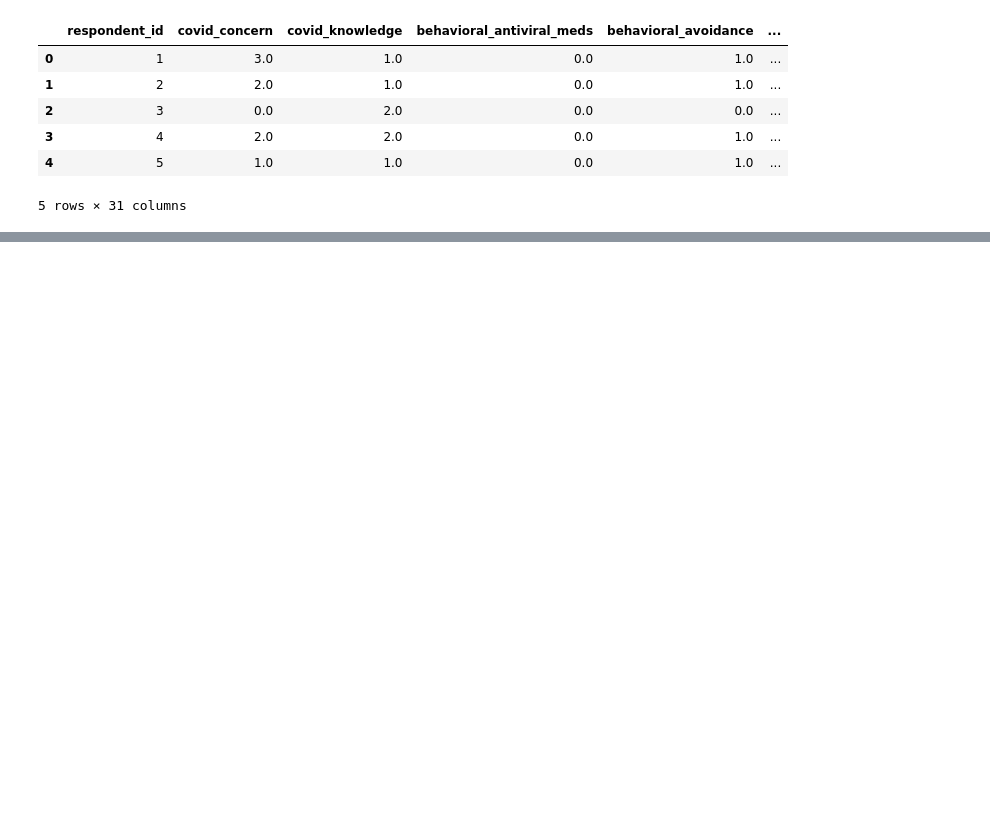
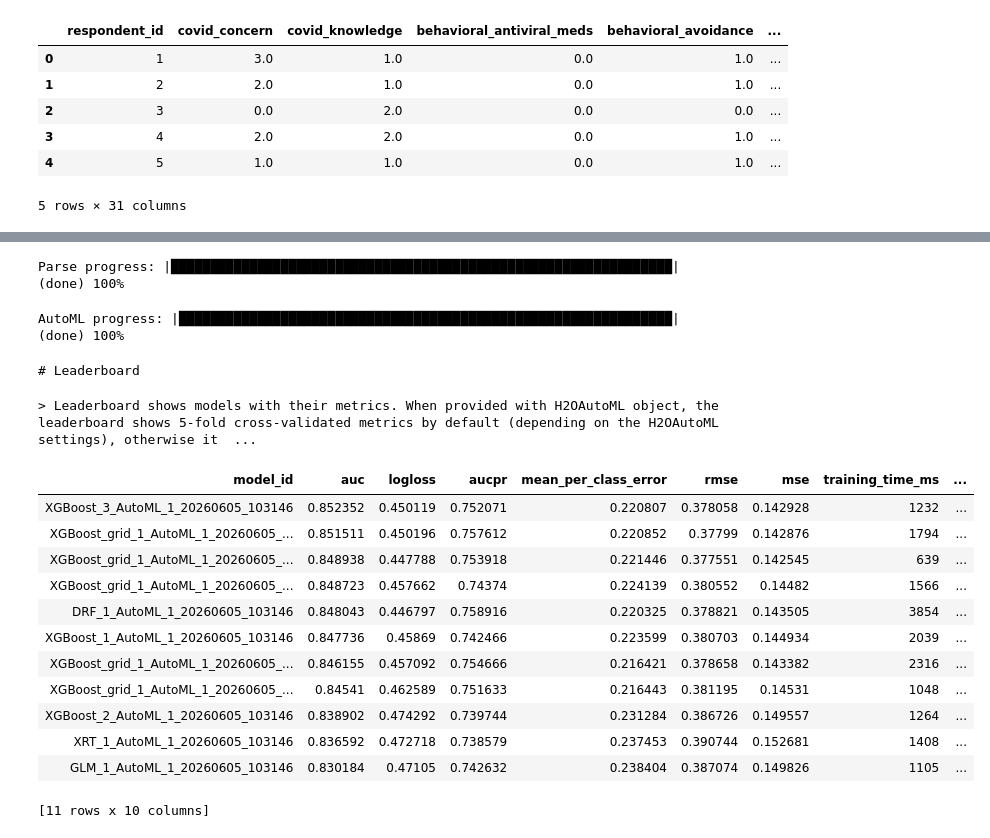
Before and after one commit to GroupQ-Assignment-DataScience/GroupQ_Assignment_RMD, a Jupyter notebook: GroupQ.ipynb, the cells around one changed output, grey strips where cells are left out. Saved outputs shown, nothing was run; the diff lists cells and outputs as text; code cells hidden in the pictures; blank space fills up the shorter version.

```diff
--- a/GroupQ.ipynb
+++ b/GroupQ.ipynb
@@ -111,13 +22,0 @@ missing_report[missing_report['Missing Values'] > 0]\
-# %%
-# Separate categorical and numerical columns
-
-categorical_columns = df.select_dtypes(include='object').columns
-numerical_columns = df.select_dtypes(exclude='object').columns
-
-# Fill categorical missing values
-for col in categorical_columns:
-    df[col] = df[col].fillna("Unknown")
-
-# Fill numerical missing values
-for col in numerical_columns:
-    df[col] = df[col].fillna(df[col].median())
@@ -182,0 +69,43 @@ Testing Set: (952, 30)
+# %%
+# Define the target variable (i.e. "response") and features (i.e. "predictors") for H20AutoML
+response = 'covid_vaccine'
+predictors = list(df.drop('covid_vaccine', axis=1).columns)
+
+# Convert from a pandas dataframe to an h20 frame
+hf = h2o.H2OFrame(df)
+
+# Convert target column to categorical, as this is a binary classification problem
+hf['covid_vaccine'] = hf['covid_vaccine'].asfactor()
+
+# Split the data into training and testing sets using the H20 split_frame() method
+train, test = hf.split_frame(seed=1, ratios=[0.75])
+# %% [output]
+Parse progress: |████████████████████████████████████████████████████████████████| (done) 100%
+# %%
+# Set-up and train the models
+aml = H2OAutoML(max_runtime_secs=120, seed=1, include_algos=["GLM", "DRF", "XGBoost"])
+aml.train(x=predictors, y=response, training_frame=train)
+
+# Turn off default printed output
+h2o.display.toggle_user_tips()
+# %% [output]
+AutoML progress: |███████████████████████████████████████████████████████████████| (done) 100%
+# %%
+# Show leaderboard & performance information
+aml.explain(test, include_explanations=["leaderboard"]);
+# %% [output]
+# Leaderboard
+> Leaderboard shows models with their metrics. When provided with H2OAutoML object, the leaderboard shows 5-fold cross-validated metrics by default (depending on the H2OAutoML settings), otherwise it  ...
+| model_id | auc | logloss | aucpr | mean_per_class_error | rmse | mse | training_time_ms | ... |
+| XGBoost_3_AutoML_1_20260605_103146 | 0.852352 | 0.450119 | 0.752071 | 0.220807 | 0.378058 | 0.142928 | 1232 | ... |
+| XGBoost_grid_1_AutoML_1_20260605_... | 0.851511 | 0.450196 | 0.757612 | 0.220852 | 0.37799 | 0.142876 | 1794 | ... |
+| XGBoost_grid_1_AutoML_1_20260605_... | 0.848938 | 0.447788 | 0.753918 | 0.221446 | 0.377551 | 0.142545 | 639 | ... |
+| XGBoost_grid_1_AutoML_1_20260605_... | 0.848723 | 0.457662 | 0.74374 | 0.224139 | 0.380552 | 0.14482 | 1566 | ... |
+| DRF_1_AutoML_1_20260605_103146 | 0.848043 | 0.446797 | 0.758916 | 0.220325 | 0.378821 | 0.143505 | 3854 | ... |
+| XGBoost_1_AutoML_1_20260605_103146 | 0.847736 | 0.45869 | 0.742466 | 0.223599 | 0.380703 | 0.144934 | 2039 | ... |
+| XGBoost_grid_1_AutoML_1_20260605_... | 0.846155 | 0.457092 | 0.754666 | 0.216421 | 0.378658 | 0.143382 | 2316 | ... |
+| XGBoost_grid_1_AutoML_1_20260605_... | 0.84541 | 0.462589 | 0.751633 | 0.216443 | 0.381195 | 0.14531 | 1048 | ... |
+| XGBoost_2_AutoML_1_20260605_103146 | 0.838902 | 0.474292 | 0.739744 | 0.231284 | 0.386726 | 0.149557 | 1264 | ... |
+| XRT_1_AutoML_1_20260605_103146 | 0.836592 | 0.472718 | 0.738579 | 0.237453 | 0.390744 | 0.152681 | 1408 | ... |
+| GLM_1_AutoML_1_20260605_103146 | 0.830184 | 0.47105 | 0.742632 | 0.238404 | 0.387074 | 0.149826 | 1105 | ... |
+[11 rows x 10 columns]
```
Also changed, not shown: parts of 15 cells of this notebook.
